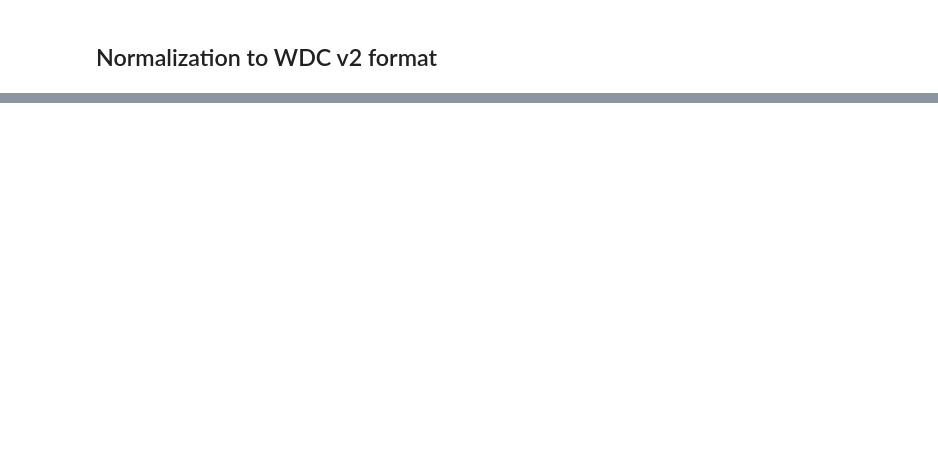
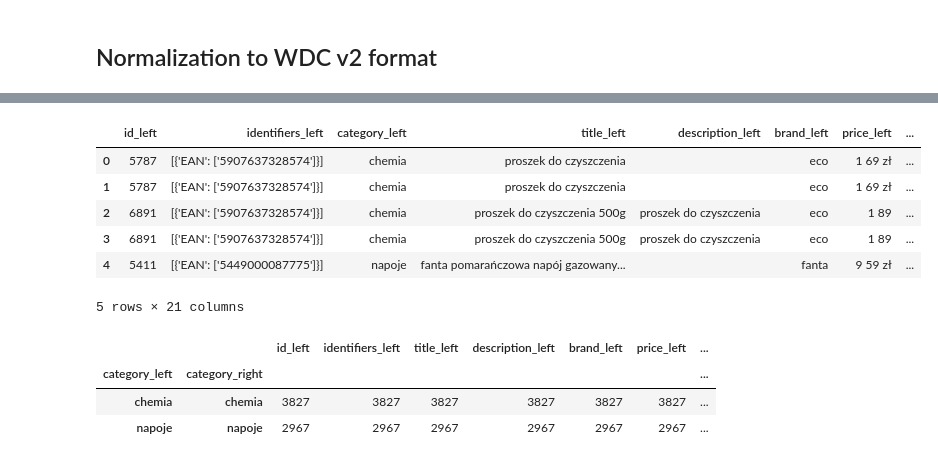
Before and after one commit to mozdzonekm/mlt4pm, a Jupyter notebook: data/PolishDataset/raw_data_analysis.ipynb, the cells around one changed output, grey strips where cells are left out. Cells and saved outputs as stored; diff of their text form; code cells hidden in the pictures; blank space fills up the shorter version.

```diff
--- a/data/PolishDataset/raw_data_analysis.ipynb
+++ b/data/PolishDataset/raw_data_analysis.ipynb
@@ -264,0 +275,24 @@ wdc_df_non_normalized.head()
+# %%
+wdc_df_normalized.reset_index(level=0, inplace=True)
+positive_pairs_normalized = wdc_df_normalized.merge(wdc_df_normalized, on='cluster_id',
+                                                    suffixes=['_left', '_right'])
+positive_pairs_normalized['cluster_id_left'] = positive_pairs_normalized['cluster_id']
+positive_pairs_normalized['cluster_id_right'] = positive_pairs_normalized['cluster_id']
+positive_pairs_normalized['label'] = 1
+positive_pairs_normalized = positive_pairs_normalized.drop('cluster_id', axis=1)
+positive_pairs_normalized.head()
+# %% [output]
+|  | id_left | identifiers_left | category_left | title_left | description_left | brand_left | price_left | ... |
+| 0 | 5787 | [{'EAN': ['5907637328574']}] | chemia | proszek do czyszczenia |  | eco | 1 69 zł | ... |
+| 1 | 5787 | [{'EAN': ['5907637328574']}] | chemia | proszek do czyszczenia |  | eco | 1 69 zł | ... |
+| 2 | 6891 | [{'EAN': ['5907637328574']}] | chemia | proszek do czyszczenia 500g | proszek do czyszczenia | eco | 1 89 | ... |
+| 3 | 6891 | [{'EAN': ['5907637328574']}] | chemia | proszek do czyszczenia 500g | proszek do czyszczenia | eco | 1 89 | ... |
+| 4 | 5411 | [{'EAN': ['5449000087775']}] | napoje | fanta pomarańczowa napój gazowany... |  | fanta | 9 59 zł | ... |
+5 rows × 21 columns
+# %%
+positive_pairs_normalized.groupby(by=['category_left', 'category_right']).count()
+# %% [output]
+|  |  | id_left | identifiers_left | title_left | description_left | brand_left | price_left | ... |
+| category_left | category_right |  |  |  |  |  |  | ... |
+| chemia | chemia | 3827 | 3827 | 3827 | 3827 | 3827 | 3827 | ... |
+| napoje | napoje | 2967 | 2967 | 2967 | 2967 | 2967 | 2967 | ... |
```
Also changed, not shown: parts of 15 cells of this notebook, 2 other files.
